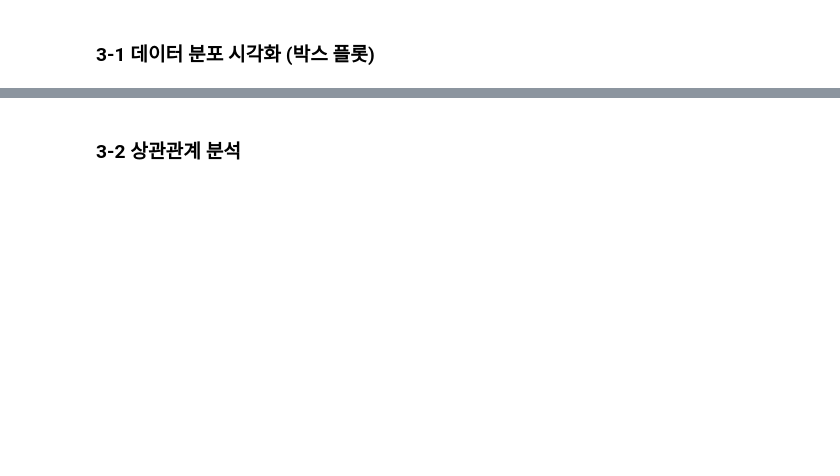
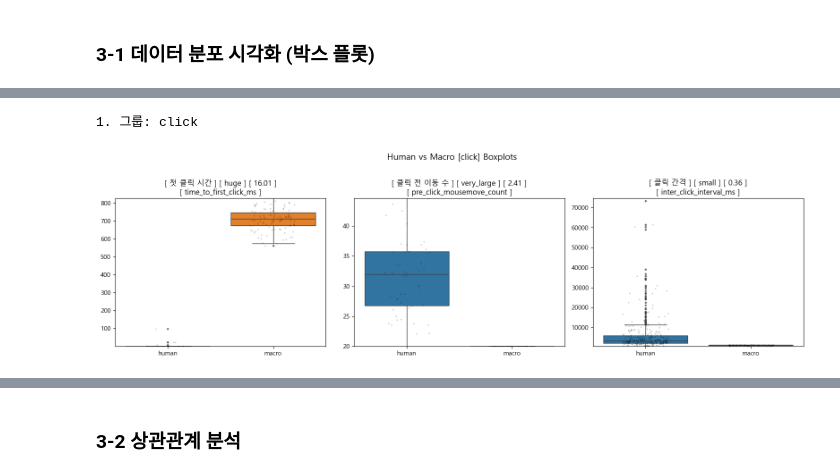
Before and after one commit to Tickle-ticket/Tickle, a Jupyter notebook: services/ai/train/EDA/eda_gyeom.ipynb, the cells around one changed output, grey strips where cells are left out. Saved outputs shown, nothing was run; the diff lists cells and outputs as text; code cells hidden in the pictures; blank space fills up the shorter version.

```diff
--- a/services/ai/train/EDA/eda_gyeom.ipynb
+++ b/services/ai/train/EDA/eda_gyeom.ipynb
@@ -417,6 +503,26 @@ Cohen's d 기준 분리력 (|d| >= 0.8 = 큰 효과):
+# %%
+# SMD 기준 정렬
+
+# abs_SMD 기준 feature 순서
+smd_feature_order = (
+    compare_summary.sort_values("abs_SMD", ascending=False)["feature"].tolist()
+)
+
+# feature별 SMD 순위
+smd_rank = {
+    feature: rank
+    for rank, feature in enumerate(smd_feature_order)
+}
+
+# FEATURE_GROUPS는 유지하고, 그룹 내부만 SMD 순서로 정렬
+FEATURE_GROUPS_SORTED = {
+    group: sorted(
+        features,
+        key=lambda feature: smd_rank.get(feature, float("inf"))
+    )
+    for group, features in FEATURE_GROUPS.items()
+}
 # %%
-# 박스 플롯 — 그룹별, p1~p99 클리핑 + strip plot 으로 샘플 분포 표시
-
 N_COLS = 3
 N_FEATURES = 6
 MAX_STRIP_PER_LABEL = 300
@@ -429,7 +535,7 @@ def draw_boxplot(group: str, features: list[str]) -> None:
         features (list[str]): feature 이름 리스트
     """
 
-    features = [feature for feature in features if feature not in EXCLUDE_COL and feature in USABLE_FEATURES]
+    features =  [feature for feature in features if feature not in EXCLUDE_COL]
 
     if not features:
         print("skip:", group)
@@ -461,7 +567,7 @@ def draw_boxplot(group: str, features: list[str]) -> None:
             feature_ko = FEATURE_NAME_KR.get(feature, feature)
 
             if plot_df.empty:
-                ax.set_title(f"[ {feature_ko} ]\n[ {feature} ]")
+                ax.set_title(f"[ {feature_ko} ]\n [ {feature} ]")
                 ax.axis("off")
                 continue
 
@@ -512,7 +618,7 @@ def draw_boxplot(group: str, features: list[str]) -> None:
             if q_high > q_low:
                 ax.set_ylim(q_low, q_high)
 
-            ax.set_title(f"[ {feature_ko} ]\n[ {feature} ]")
+            ax.set_title(f"[ {feature_ko} ] [ {feature_smd_map.get(feature, (None, None))[0]} ] [ {feature_smd_map.get(feature, (None, None))[1]:.2f} ]\n[ {feature} ]")
             ax.set_xlabel("")
             ax.set_ylabel("")
 
@@ -532,7 +638,11 @@ def draw_boxplot(group: str, features: list[str]) -> None:
         plt.tight_layout()
         plt.show()
 
+groups = []
+features_list = []
+for group, features in FEATURE_GROUPS_SORTED.items():
+    groups.append(group)
+    features_list.append(features)
 
-for group, features in FEATURE_GROUPS.items():
-    draw_boxplot(group, features)
+print("Number of groups:", len(groups))
 # %% [output]
@@ -543,0 +650,6 @@ skip: keyboard
+# %%
+print("\n1. 그룹:", groups[0])
+draw_boxplot(groups[0], [f for f in features_list[0] if f in USABLE_FEATURES])
+# %% [output]
+1. 그룹: click
+[figure, added]
```
Also changed, not shown: parts of 61 cells of this notebook.
